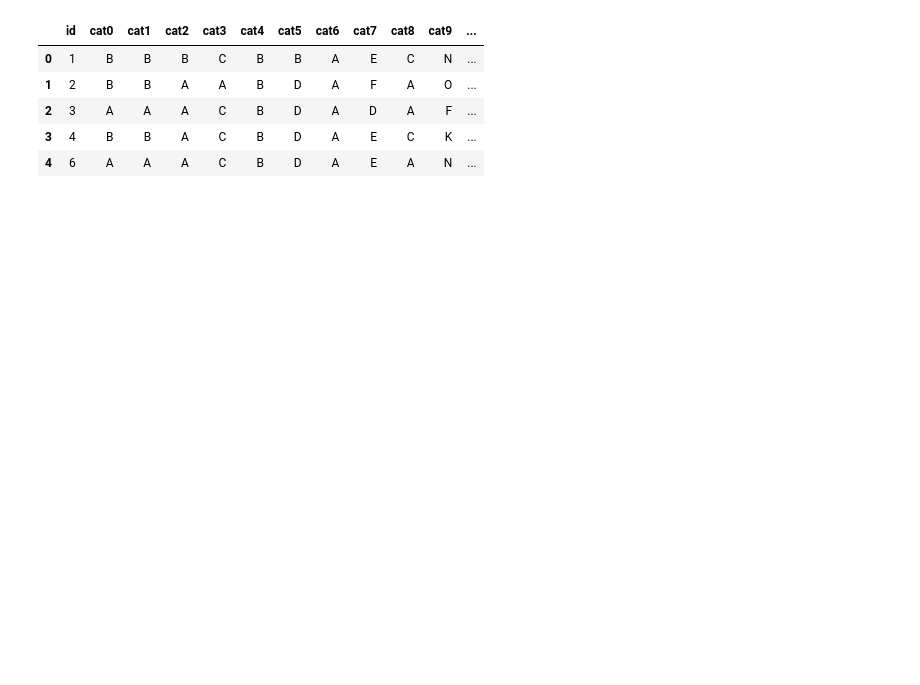
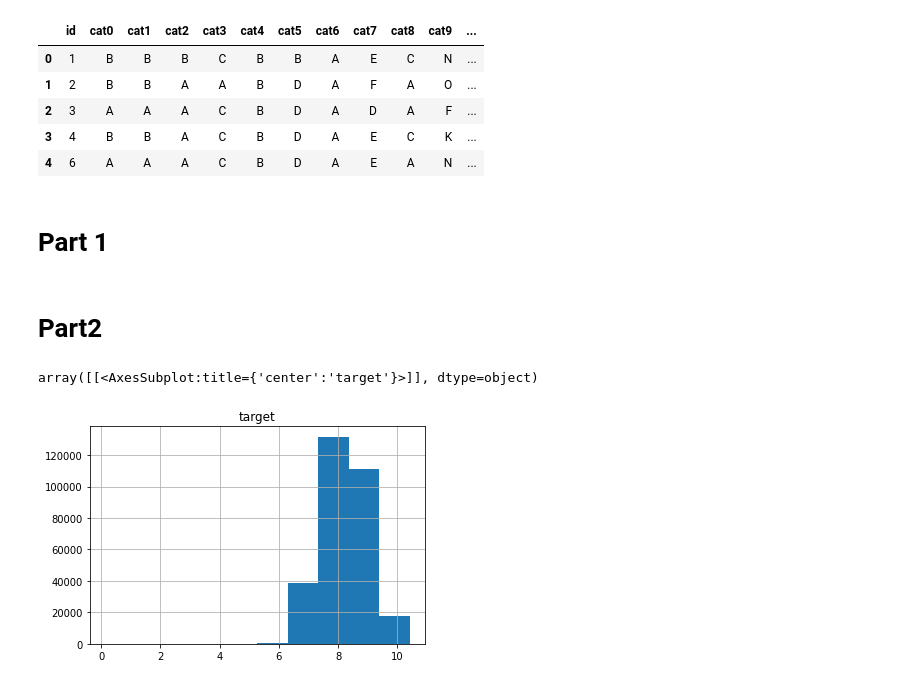
Before and after one commit to user-vi/Kaggle_30DaysOfML, a Jupyter notebook: EDA.ipynb, the cells around one changed output. Drawn from its saved outputs; the diff is of its cells as text; code cells hidden in the pictures; blank space fills up the shorter version.

```diff
--- a/EDA.ipynb
+++ b/EDA.ipynb
@@ -35,6 +38,8 @@ train.head()
 | 2 | 3 | A | A | A | C | B | D | A | D | A | F | ... |
 | 3 | 4 | B | B | A | C | B | D | A | E | C | K | ... |
 | 4 | 6 | A | A | A | C | B | D | A | E | A | N | ... |
+# %% [markdown]
+# Part 1
 # %%
 import base64
 
@@ -67,3 +72,10 @@ html = HTML_TEMPLATE.format(protostr=protostr)
 # to save
 with open(OUTPUT_FILE_PATH, "wb") as f:
     f.write(html.encode('utf-8'))
+# %% [markdown]
+# Part2
+# %%
+train.hist('target')
+# %% [output]
+array([[<AxesSubplot:title={'center':'target'}>]], dtype=object)
+[figure, added]
```
Also changed, not shown: parts of 7 cells of this notebook, 1 other file.
